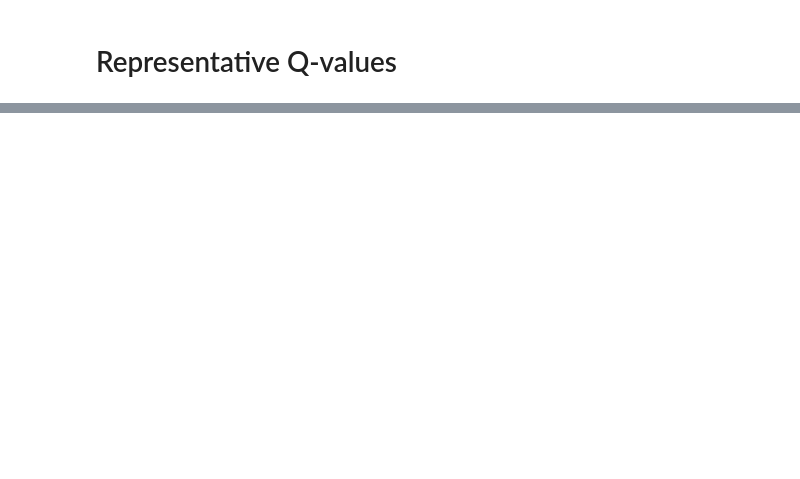
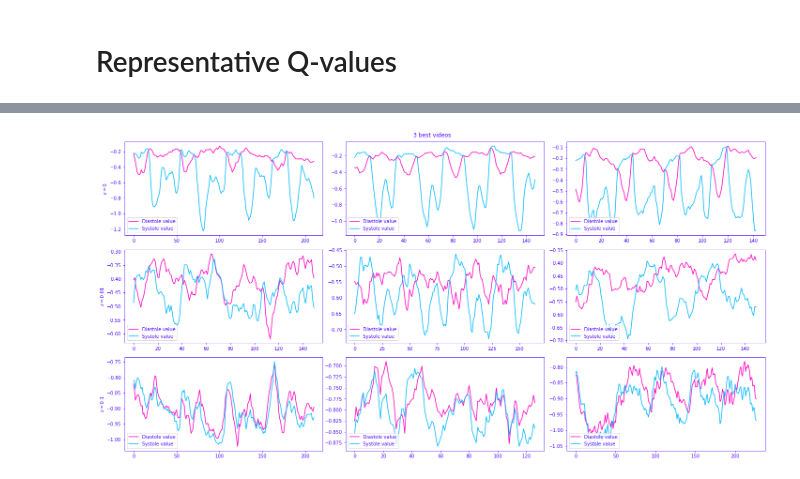
Before and after one commit to magnusdk/edesdetect, a Jupyter notebook: notebooks/plots/results/bce/gaafd/gaafd_training.ipynb, the cells around one changed output, grey strips where cells are left out. Drawn from its saved outputs; the diff is of its cells as text; code cells hidden in the pictures; blank space fills up the shorter version.

```diff
--- a/notebooks/plots/results/bce/gaafd/gaafd_training.ipynb
+++ b/notebooks/plots/results/bce/gaafd/gaafd_training.ipynb
@@ -422,12 +421,11 @@ Valid aaFD: 2.431777378815081
 # %% [markdown]
 # Representative Q-values
 # %%
-for params_path in [
+params_paths = [
     "notebooks/plots/results/bce/gaafd/models/epsilon_01",
     "notebooks/plots/results/bce/gaafd/models/epsilon_001",
     "notebooks/plots/results/bce/gaafd/models/epsilon_0",
-]:
-    pass
+]
 # %%
 gaafd_sorted = []
 for i, trajectories in enumerate(test_trajectories):
@@ -439,8 +437,3 @@ for i, trajectories in enumerate(test_trajectories):
         key=lambda item: item[1],
     )
     gaafd_sorted.append(res)
-# %%
-# TODO: Q-values of best videos and worst videos
-filename, score = gaafd_sorted[0][60]
-key = filename.split("/")[-1]
-key
@@ -488,0 +478,21 @@ print(data_item.ground_truth)
+# %%
+fig, ax = plt.subplots(ncols=3, nrows=3, figsize=(20, 10))
+
+for data_i in range(3):
+    for model_i, params_path in enumerate(params_paths[::-1]):
+        filename, score = gaafd_sorted[model_i][data_i + (2 if model_i == 1 else 0)]
+        key = filename.split("/")[-1]
+        plot_thing(ax[model_i, data_i], params_path, key)
+
+ax[0,0].set_ylabel("$\epsilon=0$", color=dark_blue)
+ax[1,0].set_ylabel("$\epsilon=0.01$", color=dark_blue)
+ax[2,0].set_ylabel("$\epsilon=0.1$", color=dark_blue)
+fig.suptitle("3 best videos", color=dark_blue)
+
+fig.tight_layout()
+for ax in fig.axes:
+    ax.tick_params(color=dark_blue, labelcolor=dark_blue)
+    for spine in ax.spines.values():
+        spine.set_edgecolor(dark_blue)
+# %% [output]
+[figure, added]
```
Also changed, not shown: parts of 7 cells of this notebook.
